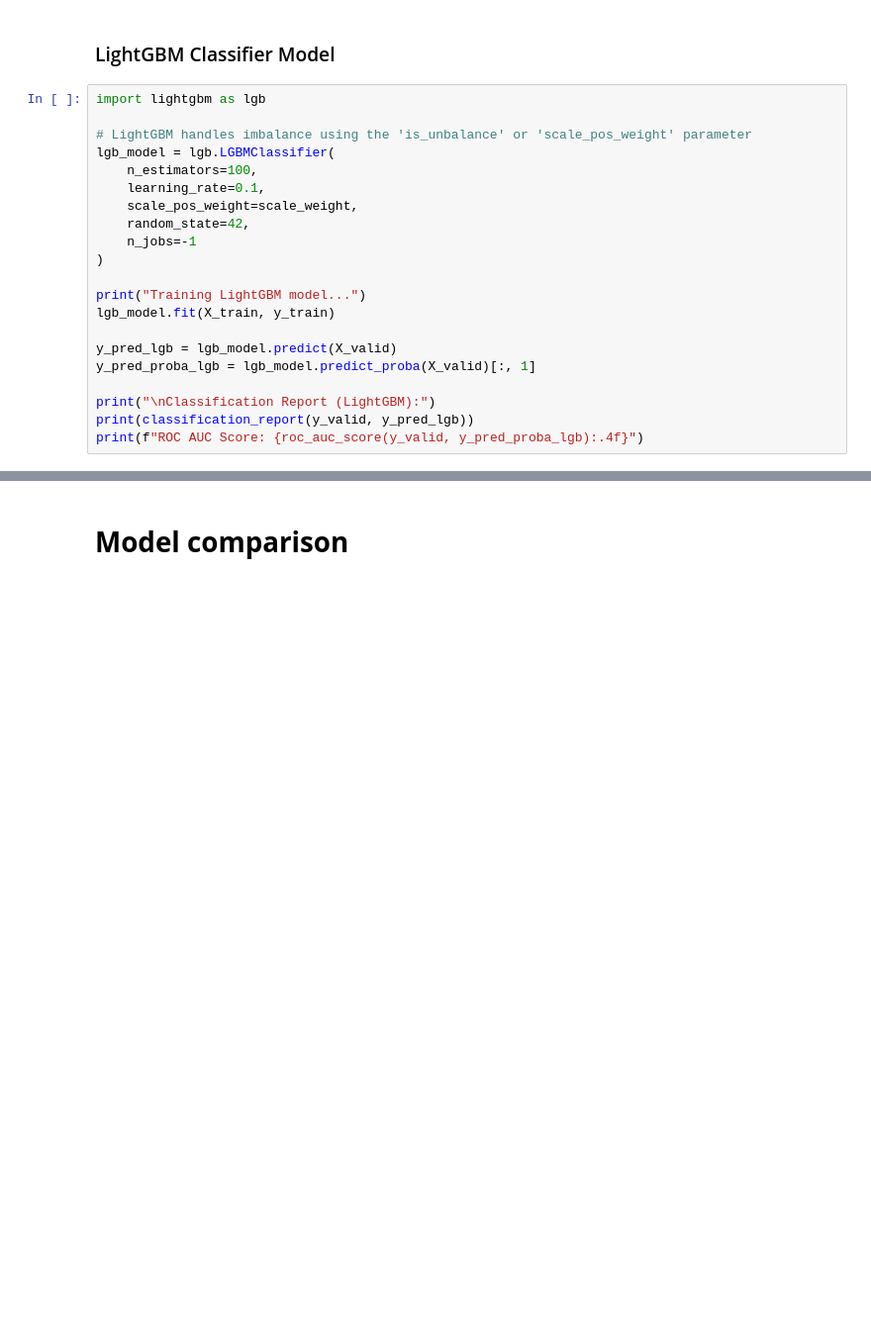
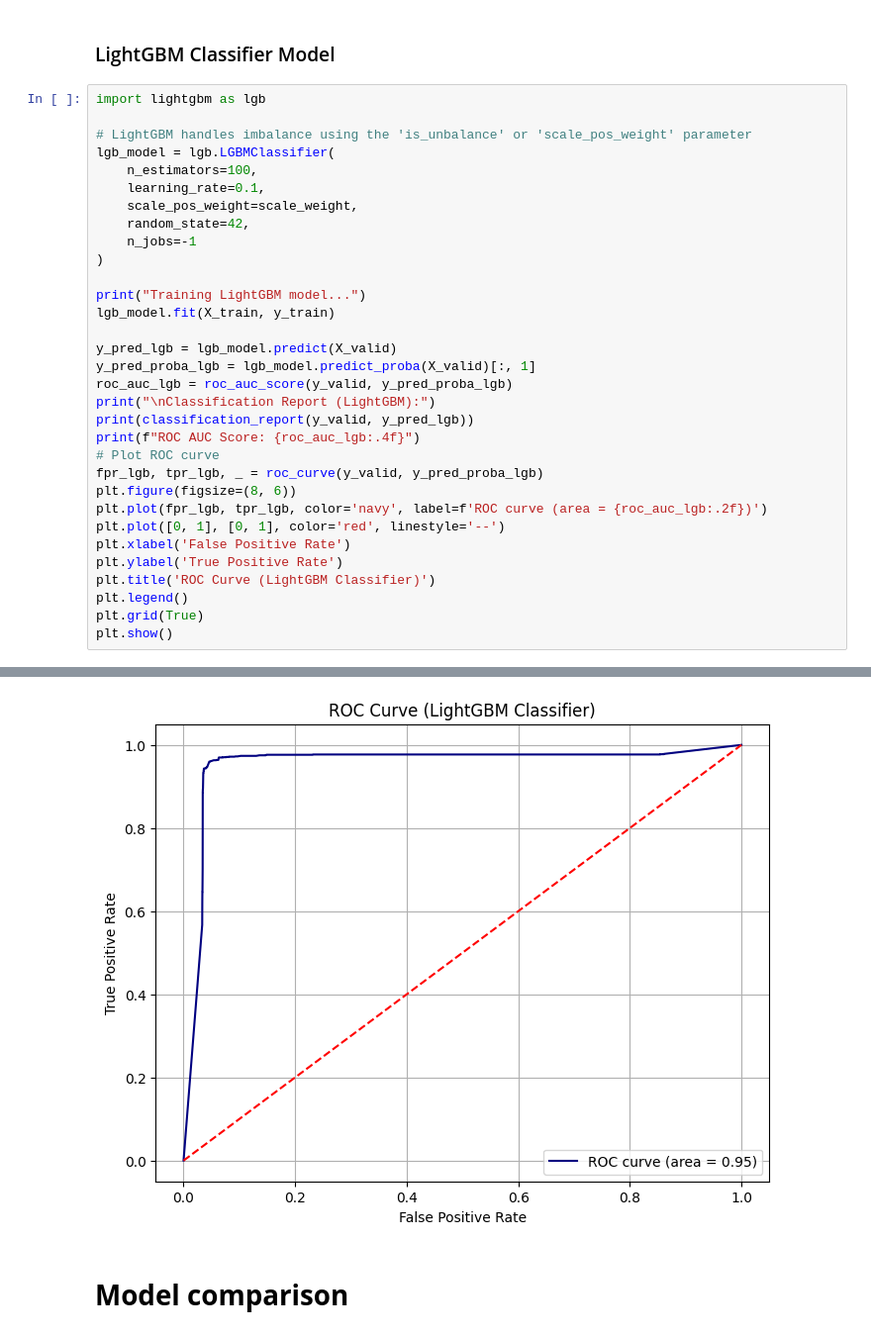
Before and after one commit to danieligelnik/CCFraudProject, a Jupyter notebook: Data_manipulation.ipynb, the cells around one changed output, grey strips where cells are left out. Shown at 99% size. Saved outputs shown, nothing was run; the diff lists cells and outputs as text; blank space fills up the shorter version.

```diff
--- a/Data_manipulation.ipynb
+++ b/Data_manipulation.ipynb
@@ -603,10 +624,21 @@ lgb_model.fit(X_train, y_train)
 
 y_pred_lgb = lgb_model.predict(X_valid)
 y_pred_proba_lgb = lgb_model.predict_proba(X_valid)[:, 1]
-
+roc_auc_lgb = roc_auc_score(y_valid, y_pred_proba_lgb)
 print("\nClassification Report (LightGBM):")
 print(classification_report(y_valid, y_pred_lgb))
-print(f"ROC AUC Score: {roc_auc_score(y_valid, y_pred_proba_lgb):.4f}")
+print(f"ROC AUC Score: {roc_auc_lgb:.4f}")
+# Plot ROC curve
+fpr_lgb, tpr_lgb, _ = roc_curve(y_valid, y_pred_proba_lgb)
+plt.figure(figsize=(8, 6))
+plt.plot(fpr_lgb, tpr_lgb, color='navy', label=f'ROC curve (area = {roc_auc_lgb:.2f})')
+plt.plot([0, 1], [0, 1], color='red', linestyle='--')
+plt.xlabel('False Positive Rate')
+plt.ylabel('True Positive Rate')
+plt.title('ROC Curve (LightGBM Classifier)')
+plt.legend()
+plt.grid(True)
+plt.show()
 # %% [output]
 Training LightGBM model...
 [LightGBM] [Info] Number of positive: 7506, number of negative: 1289169
@@ -628,3 +663,4 @@ ROC AUC Score: 0.8966
+[figure, added]
 # %% [markdown]
 # **Model comparison**
 # %%
```
Also changed, not shown: parts of 6 cells of this notebook.
